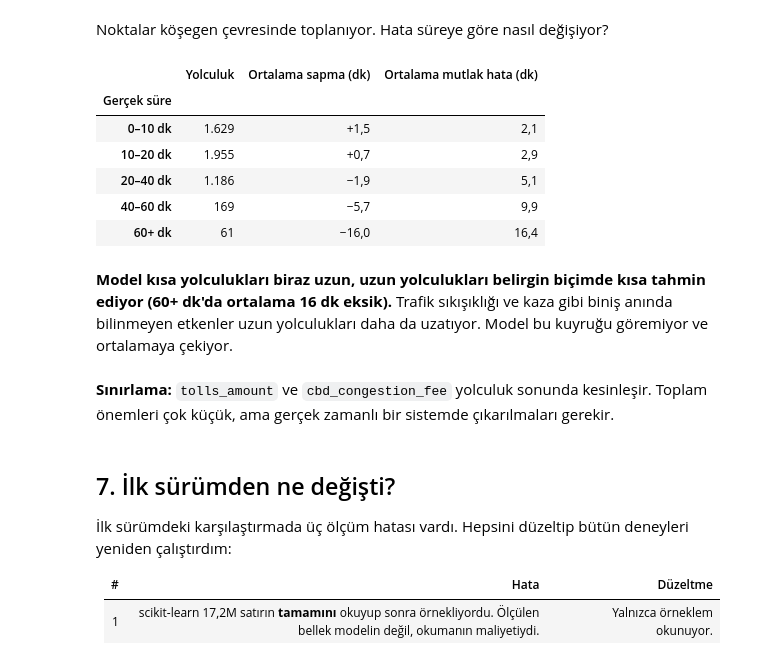
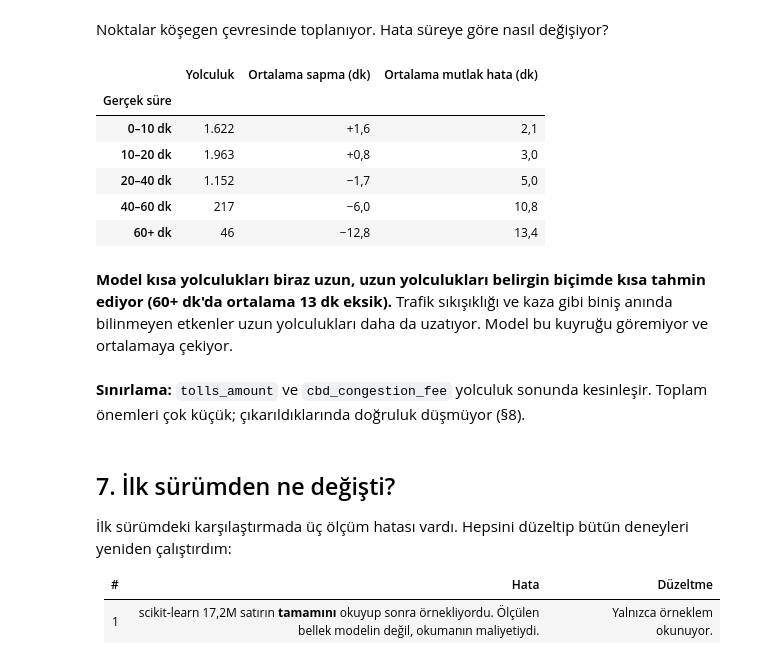
Before and after one commit to ismailesatucmak/BVA_Project, a Jupyter notebook: notebooks/04_ml_duration_ders.ipynb, the cells around one changed output. Saved outputs shown, nothing was run; the diff lists cells and outputs as text; code cells hidden in the pictures.

```diff
--- a/notebooks/04_ml_duration_ders.ipynb
+++ b/notebooks/04_ml_duration_ders.ipynb
@@ -334,28 +342,28 @@ Noktalar köşegen çevresinde toplanıyor. Hata süreye göre nasıl değişiyo
 # %%
 bands = pd.cut(pred["trip_duration_min"], [0, 10, 20, 40, 60, 181],
                labels=["0–10 dk", "10–20 dk", "20–40 dk", "40–60 dk", "60+ dk"], right=False)
 bias = pred.assign(err=err, band=bands).groupby("band", observed=True).agg(
     n=("err", "size"), bias=("err", "mean"), mae=("err", lambda e: e.abs().mean()))
 display(pd.DataFrame({"Yolculuk": bias["n"].map(tr_int),
                       "Ortalama sapma (dk)": bias["bias"].map(lambda v: ("+" if v > 0 else "−") + tr_dec(abs(v), 1)),
                       "Ortalama mutlak hata (dk)": bias["mae"].map(lambda v: tr_dec(v, 1))})
         .rename_axis("Gerçek süre"))
 long_bias = bias.loc["60+ dk", "bias"]
 md(f"**Model kısa yolculukları biraz uzun, uzun yolculukları belirgin biçimde kısa tahmin ediyor "
    f"(60+ dk'da ortalama {tr_dec(abs(long_bias), 0)} dk eksik).** Trafik sıkışıklığı ve kaza gibi biniş anında bilinmeyen etkenler "
    "uzun yolculukları daha da uzatıyor. Model bu kuyruğu göremiyor ve ortalamaya çekiyor.")
-md("**Sınırlama:** `tolls_amount` ve `cbd_congestion_fee` yolculuk sonunda kesinleşir. Toplam önemleri çok küçük, "
-   "ama gerçek zamanlı bir sistemde çıkarılmaları gerekir.")
+md("**Sınırlama:** `tolls_amount` ve `cbd_congestion_fee` yolculuk sonunda kesinleşir. Toplam önemleri çok küçük; "
+   "çıkarıldıklarında doğruluk düşmüyor (§8).")
 # %% [output]
 |  | Yolculuk | Ortalama sapma (dk) | Ortalama mutlak hata (dk) |
 | Gerçek süre |  |  |  |
-| 0–10 dk | 1.629 | +1,5 | 2,1 |
-| 10–20 dk | 1.955 | +0,7 | 2,9 |
-| 20–40 dk | 1.186 | −1,9 | 5,1 |
-| 40–60 dk | 169 | −5,7 | 9,9 |
-| 60+ dk | 61 | −16,0 | 16,4 |
+| 0–10 dk | 1.622 | +1,6 | 2,1 |
+| 10–20 dk | 1.963 | +0,8 | 3,0 |
+| 20–40 dk | 1.152 | −1,7 | 5,0 |
+| 40–60 dk | 217 | −6,0 | 10,8 |
+| 60+ dk | 46 | −12,8 | 13,4 |
-**Model kısa yolculukları biraz uzun, uzun yolculukları belirgin biçimde kısa tahmin ediyor (60+ dk'da ortalama 16 dk eksik).** Trafik sıkışıklığı ve kaza gibi biniş anında bilinmeyen etkenler uzun yolculukları daha da uzatıyor. Model bu kuyruğu göremiyor ve ortalamaya çekiyor.
+**Model kısa yolculukları biraz uzun, uzun yolculukları belirgin biçimde kısa tahmin ediyor (60+ dk'da ortalama 13 dk eksik).** Trafik sıkışıklığı ve kaza gibi biniş anında bilinmeyen etkenler uzun yolculukları daha da uzatıyor. Model bu kuyruğu göremiyor ve ortalamaya çekiyor.
-**Sınırlama:** `tolls_amount` ve `cbd_congestion_fee` yolculuk sonunda kesinleşir. Toplam önemleri çok küçük, ama gerçek zamanlı bir sistemde çıkarılmaları gerekir.
+**Sınırlama:** `tolls_amount` ve `cbd_congestion_fee` yolculuk sonunda kesinleşir. Toplam önemleri çok küçük; çıkarıldıklarında doğruluk düşmüyor (§8).
 # %% [markdown]
 ## 7. İlk sürümden ne değişti?
 
```
Also changed, not shown: parts of 18 cells of this notebook, 38 other files.
